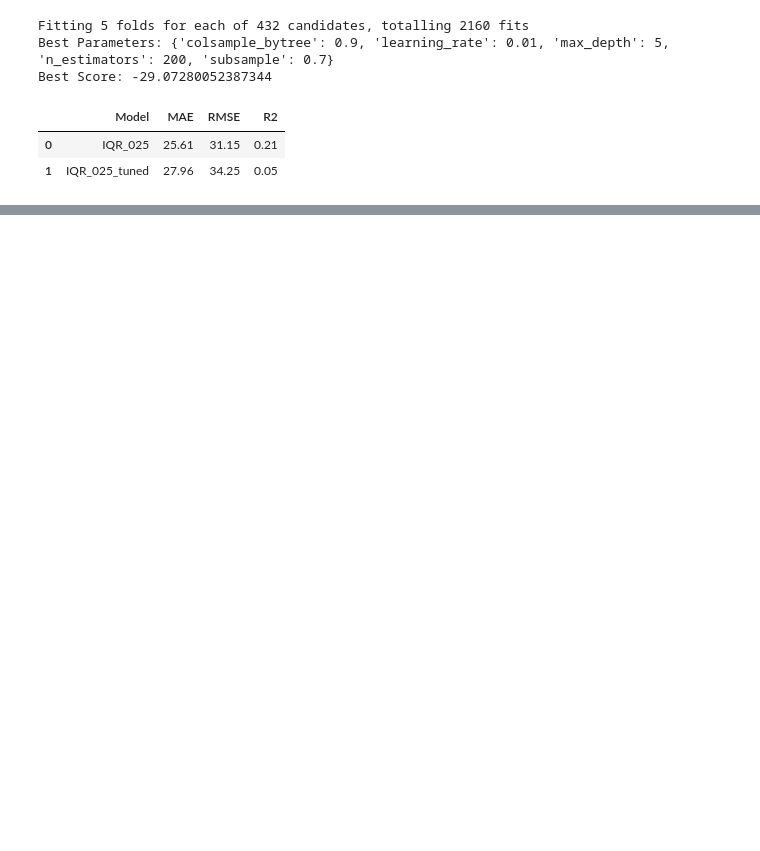
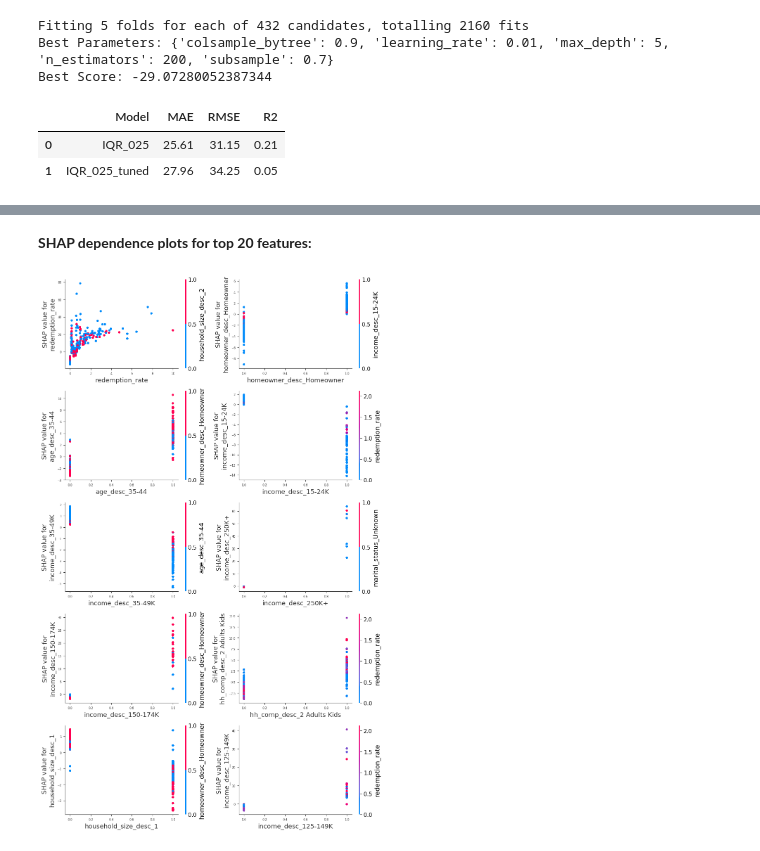
Before and after one commit to aerbsen/Springboard, a Jupyter notebook: Capstone Project 3/4 Dunnhumby Sales Prediction Model.ipynb, the cells around one changed output, grey strips where cells are left out. Saved outputs shown, nothing was run; the diff lists cells and outputs as text; code cells hidden in the pictures; blank space fills up the shorter version.

```diff
--- a/Capstone Project 3/4 Dunnhumby Sales Prediction Model.ipynb
+++ b/Capstone Project 3/4 Dunnhumby Sales Prediction Model.ipynb
@@ -389,0 +560,26 @@ shap.summary_plot(shap_values, X)
+# %% [markdown]
+<b> SHAP dependence plots for top 20 features: </b>
+# %%
+# Divide up our features into 2 code blocks to avoid formatting issues:
+
+# Get the top 10 features from importance_df
+top_features_1_10 = importance_df['Feature'].head(10)
+
+# Create a grid of subplots:
+fig, axes = plt.subplots(nrows=5, ncols=2, figsize=(10,16))
+
+# Flatten the axes array for easier indexing
+axes = axes.flatten()
+
+# Loop through the top 10 features and create a SHAP dependence plot for each on its respective subplot
+for i, feature in enumerate(top_features_1_10):
+    shap.dependence_plot(feature, shap_values, X, ax=axes[i], show=False)
+    axes[i].tick_params(axis='both', which='major', labelsize=6)  # Adjust fontsize of axis labels
+
+# Adjust layout and spacing between subplots
+plt.tight_layout()
+
+
+plt.show();
+# %% [output]
+[figure, added]
```
Also changed, not shown: parts of 57 cells of this notebook.
